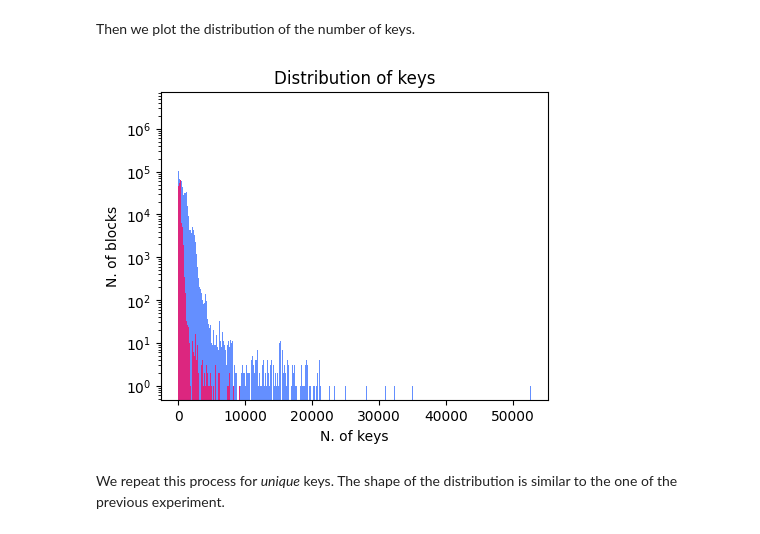
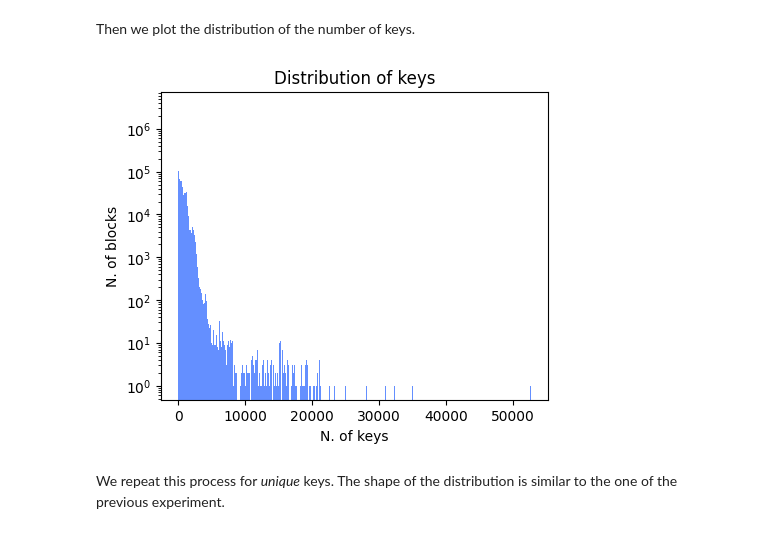
Before and after one commit to mloporchio/LogsBloomAnalysis, a Jupyter notebook: stats.ipynb, the cells around one changed output. Saved outputs shown, nothing was run; the diff lists cells and outputs as text; code cells hidden in the pictures.

```diff
--- a/stats.ipynb
+++ b/stats.ipynb
@@ -137,15 +137,14 @@ Then we plot the distribution of the number of keys.
 # %%
 plt.figure(figsize=(5, 4))
 plt.title('Distribution of keys')
 plt.xlabel('N. of keys')
 plt.ylabel('N. of blocks')
 plt.yscale('log')
 plt.hist(receipts['numKeys'], bins='auto', color='#648fff')
-plt.hist(receipts['numDistKeys'], bins='auto', color='#dc267f')
 plt.savefig("figures/dist_keys.pdf", format='pdf', bbox_inches='tight')
 plt.show()
 # %% [output]
-[figure, old version]
+[figure, new version]
 # %% [markdown]
 We repeat this process for *unique* keys. The shape of the distribution is similar to the one of the previous experiment.
 # %%
```
Also changed, not shown: parts of 14 cells of this notebook, 1 other file.
